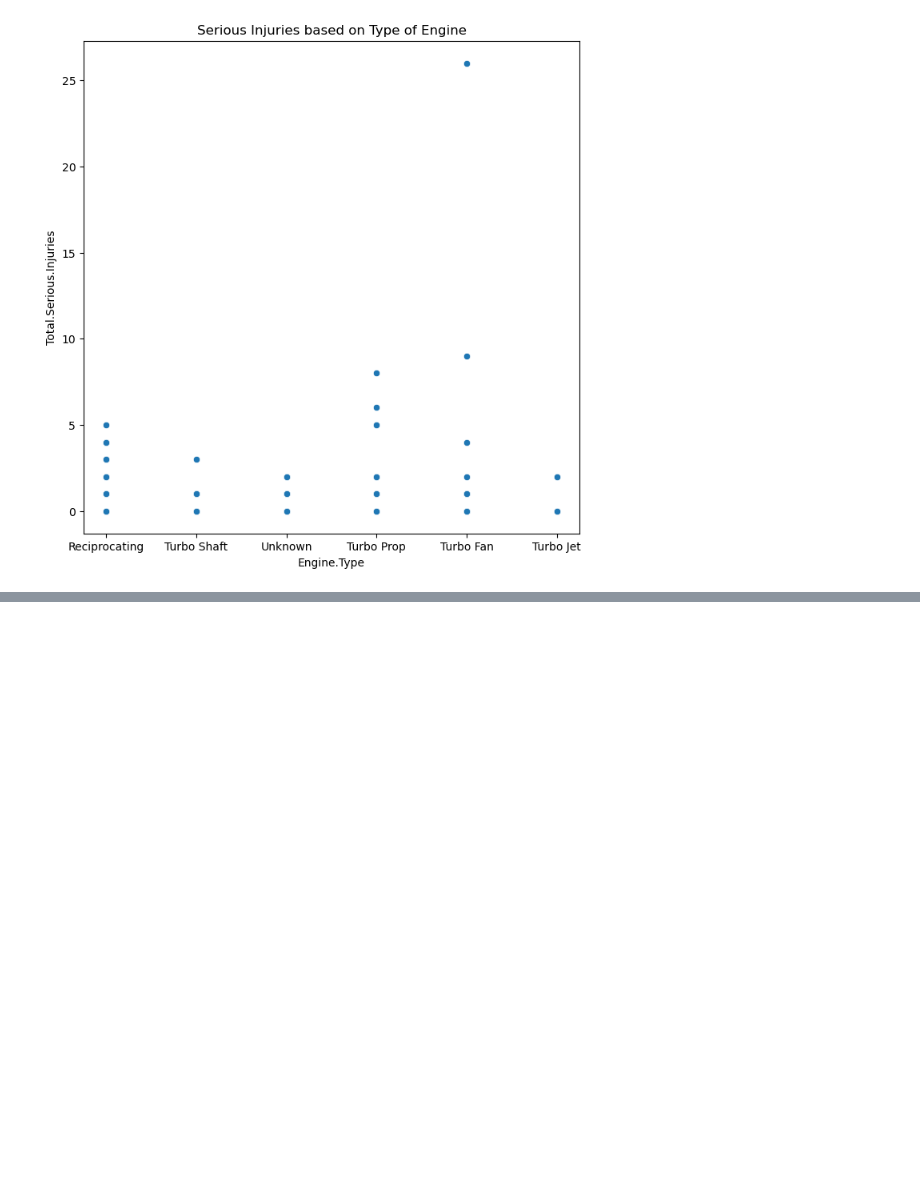
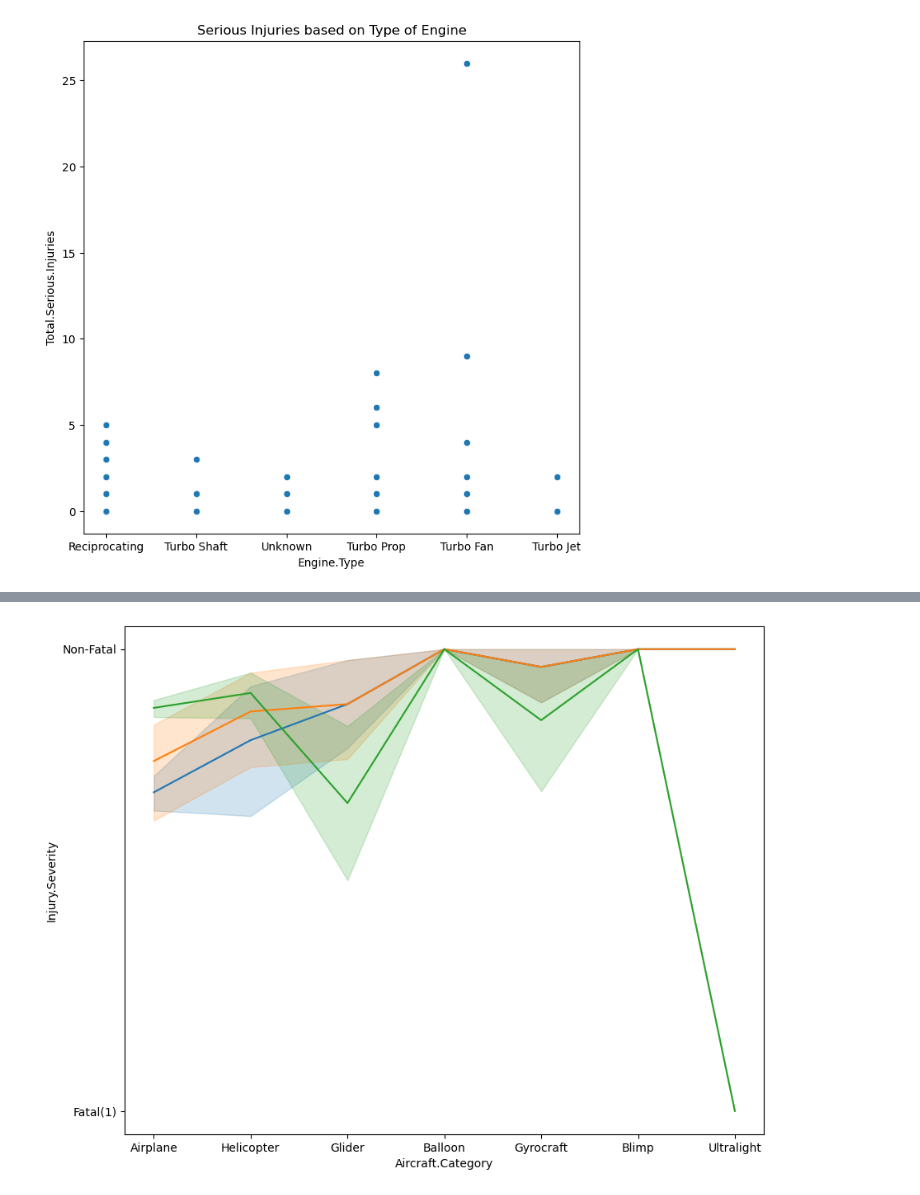
Before and after one commit to Jayrikers/dsc-phase-1-project-v3, a Jupyter notebook: student.ipynb, the cells around one changed output, grey strips where cells are left out. Saved outputs shown, nothing was run; the diff lists cells and outputs as text; code cells hidden in the pictures; blank space fills up the shorter version.

```diff
--- a/student.ipynb
+++ b/student.ipynb
@@ -502,0 +504,10 @@ plt.show
+# %%
+
+plt.figure(figsize = (10, 8))
+sns.lineplot(y = 'Injury.Severity',x = 'Aircraft.Category', data = df)
+sns.lineplot(y = 'Total.Fatal.Injuries',x = 'Aircraft.Category', data = df)
+sns.lineplot(y = 'Total.Serious.Injuries',x = 'Aircraft.Category', data = df)
+
+plt.show()
+# %% [output]
+[figure, added]
```
Also changed, not shown: parts of 2 cells of this notebook, 1 other file.
